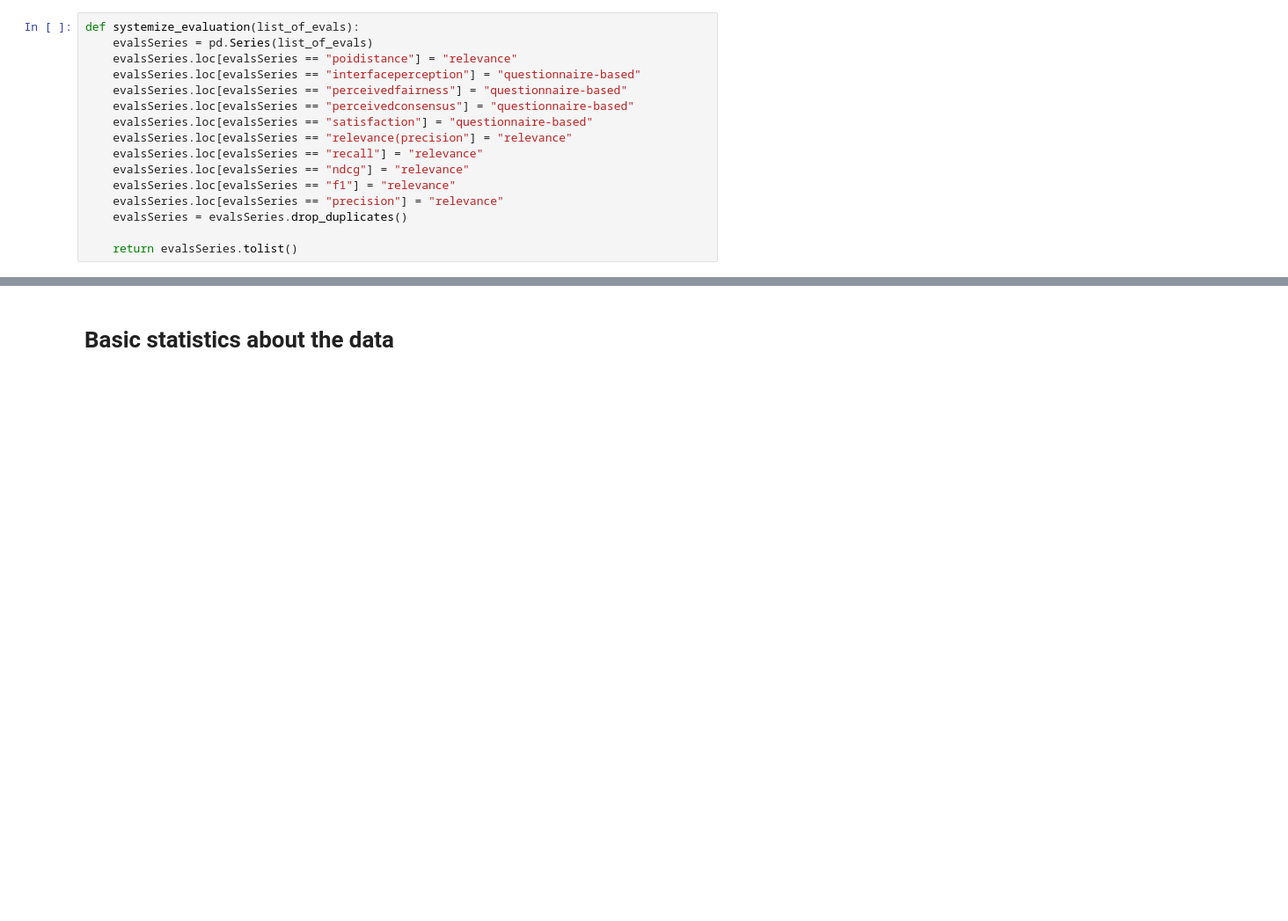
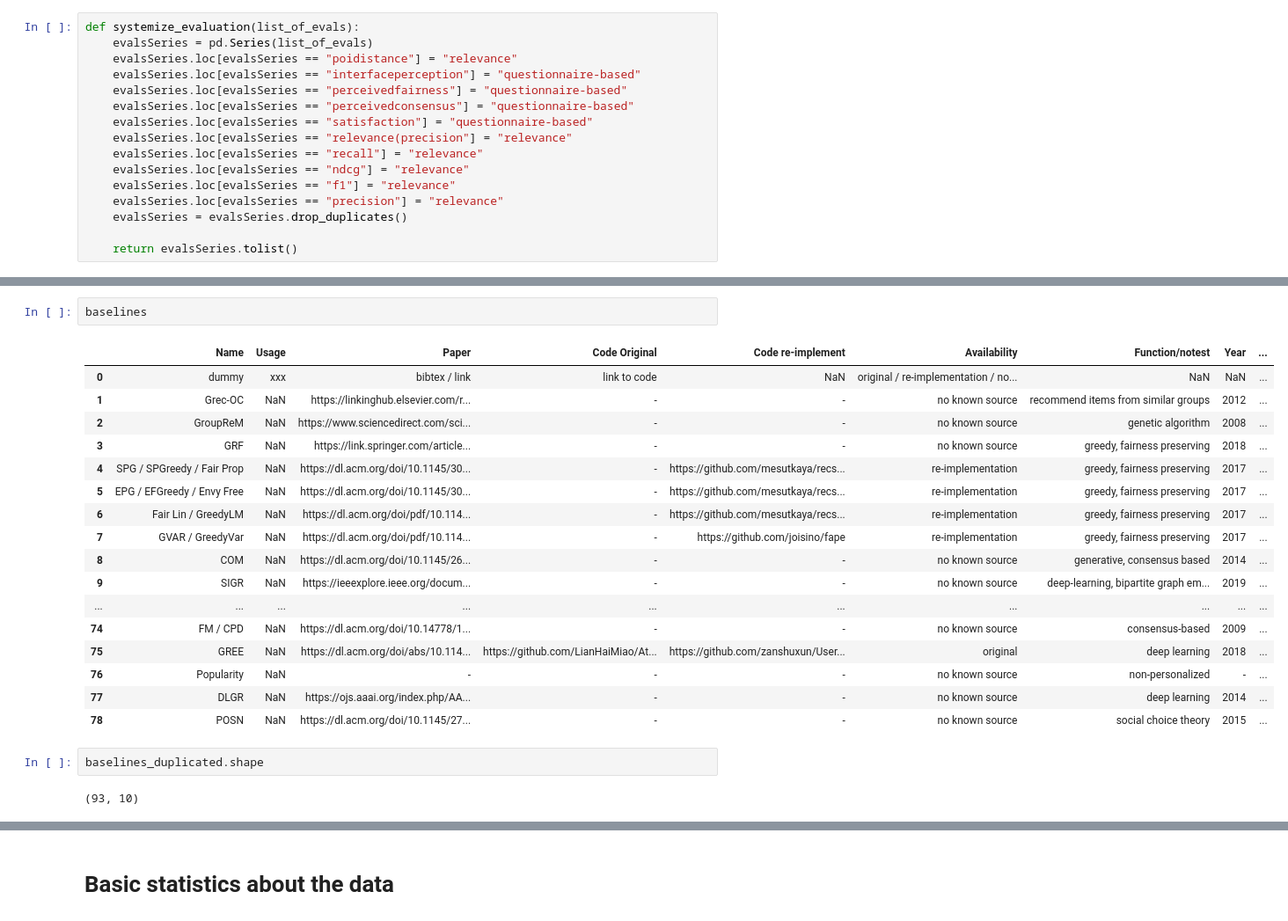
Before and after one commit to lpeska/GroupRS_survey, a Jupyter notebook: papers_data_preprocessing.ipynb, the cells around one changed output, grey strips where cells are left out. Shown: that part at 88% size. Cells and saved outputs as stored; diff of their text form; blank space fills up the shorter version.

```diff
--- a/papers_data_preprocessing.ipynb
+++ b/papers_data_preprocessing.ipynb
@@ -278,0 +322,24 @@ Name: RecommendationType, dtype: int64
+# %%
+baselines
+# %% [output]
+|  | Name | Usage | Paper | Code Original | Code re-implement | Availability | Function/notest | Year | ... |
+| 0 | dummy | xxx | bibtex / link | link to code | NaN | original / re-implementation / no... | NaN | NaN | ... |
+| 1 | Grec-OC | NaN | https://linkinghub.elsevier.com/r... | - | - | no known source | recommend items from similar groups | 2012 | ... |
+| 2 | GroupReM | NaN | https://www.sciencedirect.com/sci... | - | - | no known source | genetic algorithm | 2008 | ... |
+| 3 | GRF | NaN | https://link.springer.com/article... | - | - | no known source | greedy, fairness preserving | 2018 | ... |
+| 4 | SPG / SPGreedy / Fair Prop | NaN | https://dl.acm.org/doi/10.1145/30... | - | https://github.com/mesutkaya/recs... | re-implementation | greedy, fairness preserving | 2017 | ... |
+| 5 | EPG / EFGreedy / Envy Free | NaN | https://dl.acm.org/doi/10.1145/30... | - | https://github.com/mesutkaya/recs... | re-implementation | greedy, fairness preserving | 2017 | ... |
+| 6 | Fair Lin / GreedyLM | NaN | https://dl.acm.org/doi/pdf/10.114... | - | https://github.com/mesutkaya/recs... | re-implementation | greedy, fairness preserving | 2017 | ... |
+| 7 | GVAR / GreedyVar | NaN | https://dl.acm.org/doi/pdf/10.114... | - | https://github.com/joisino/fape | re-implementation | greedy, fairness preserving | 2017 | ... |
+| 8 | COM | NaN | https://dl.acm.org/doi/10.1145/26... | - | - | no known source | generative, consensus based | 2014 | ... |
+| 9 | SIGR | NaN | https://ieeexplore.ieee.org/docum... | - | - | no known source | deep-learning, bipartite graph em... | 2019 | ... |
+| ... | ... | ... | ... | ... | ... | ... | ... | ... | ... |
+| 74 | FM / CPD | NaN | https://dl.acm.org/doi/10.14778/1... | - | - | no known source | consensus-based | 2009 | ... |
+| 75 | GREE | NaN | https://dl.acm.org/doi/abs/10.114... | https://github.com/LianHaiMiao/At... | https://github.com/zanshuxun/User... | original | deep learning | 2018 | ... |
+| 76 | Popularity | NaN | - | - | - | no known source | non-personalized | - | ... |
+| 77 | DLGR | NaN | https://ojs.aaai.org/index.php/AA... | - | - | no known source | deep learning | 2014 | ... |
+| 78 | POSN | NaN | https://dl.acm.org/doi/10.1145/27... | - | - | no known source | social choice theory | 2015 | ... |
+# %%
+baselines_duplicated.shape
+# %% [output]
+(93, 10)
```
Also changed, not shown: parts of 63 cells of this notebook, 35 other files.
